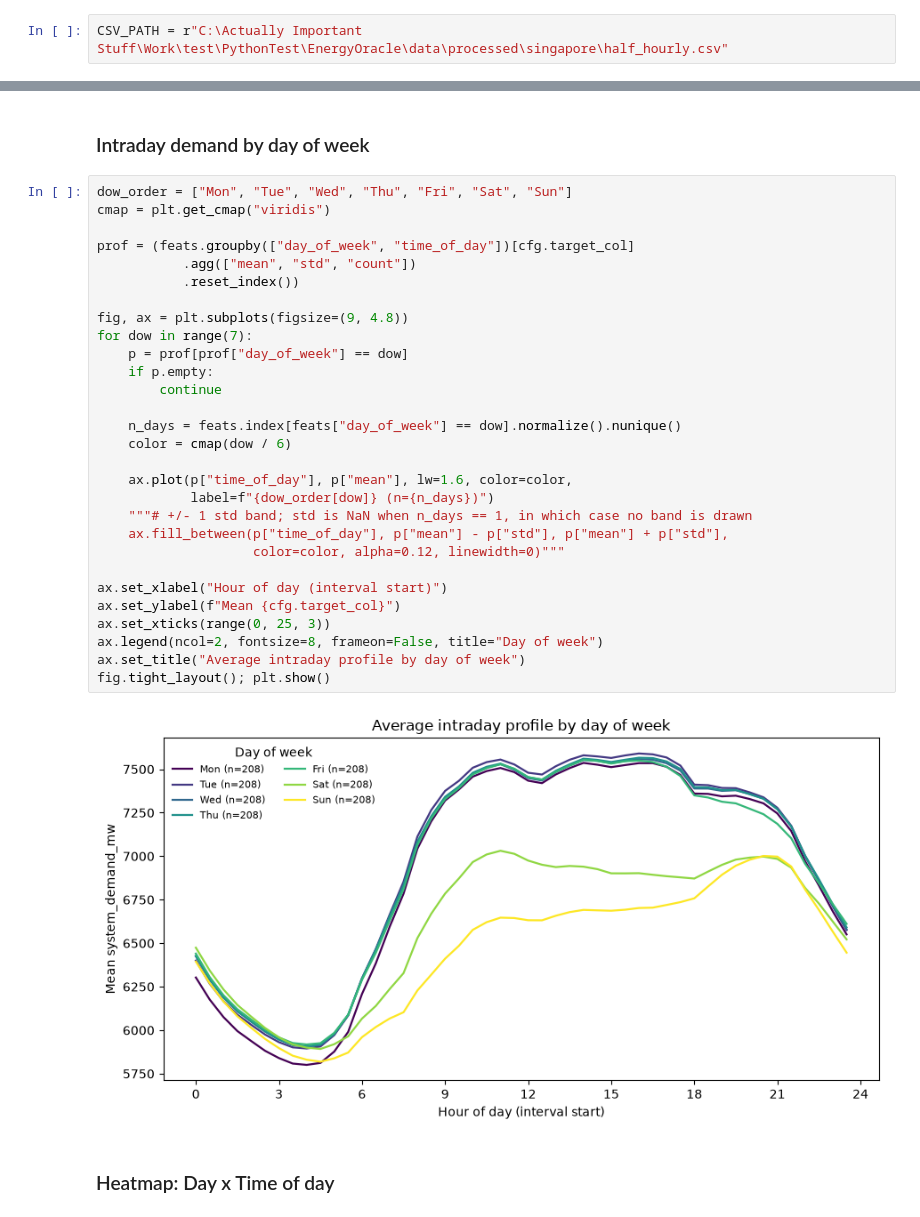
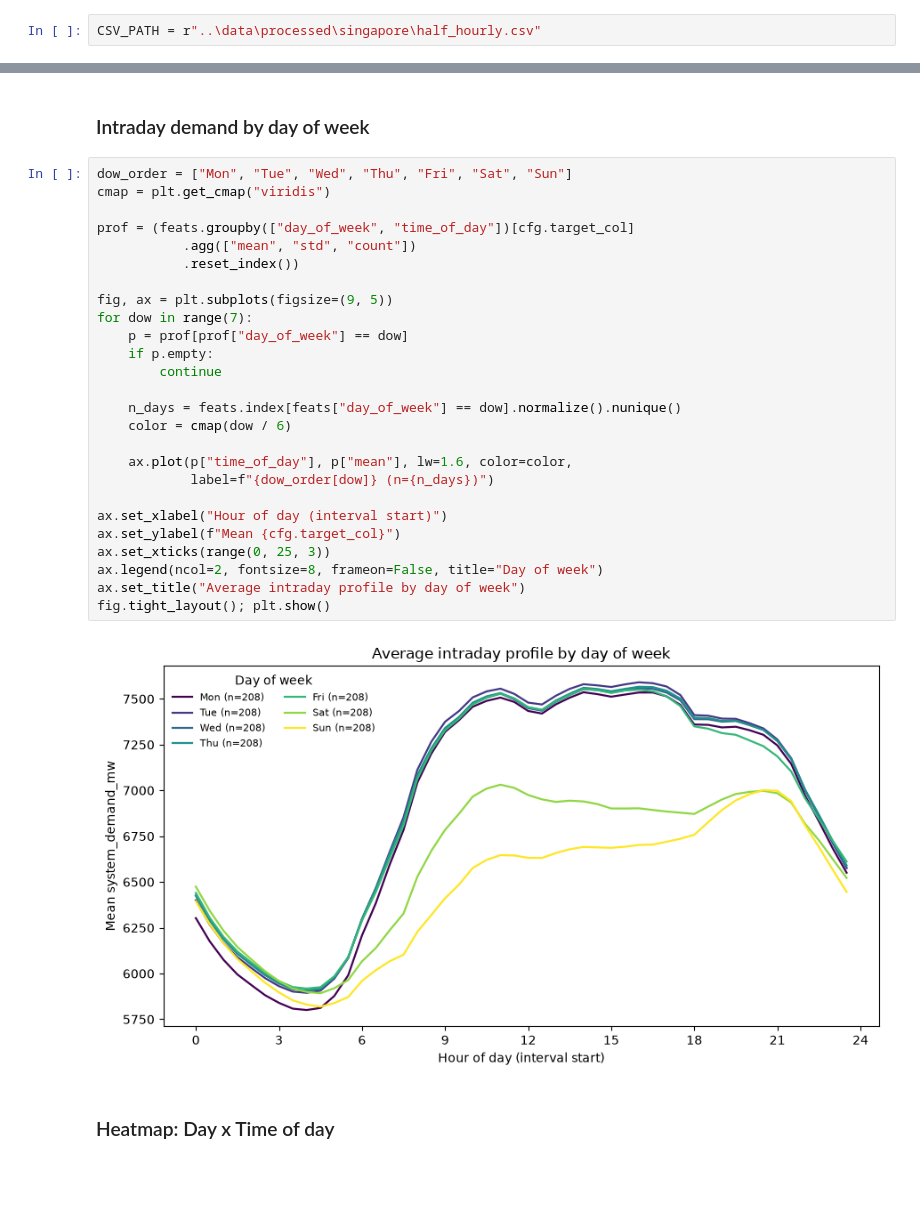
Before and after one commit to Sagnik2810Sarkar/EnergyOracle, a Jupyter notebook: src/feat_engg_eda.ipynb, the cells around one changed output, grey strips where cells are left out. Saved outputs shown, nothing was run; the diff lists cells and outputs as text; blank space fills up the shorter version.

```diff
--- a/src/feat_engg_eda.ipynb
+++ b/src/feat_engg_eda.ipynb
@@ -11,7 +11,7 @@ import numpy as np
 import pandas as pd
 import matplotlib.pyplot as plt
 # %%
-CSV_PATH = r"C:\Actually Important Stuff\Work\test\PythonTest\EnergyOracle\data\processed\singapore\half_hourly.csv"
+CSV_PATH = r"..\data\processed\singapore\half_hourly.csv"
 # %% [markdown]
 # Configuration object
 # %%
@@ -405,34 +457,31 @@ fig.autofmt_xdate(); fig.tight_layout(); plt.show()
 # %%
 dow_order = ["Mon", "Tue", "Wed", "Thu", "Fri", "Sat", "Sun"]
 cmap = plt.get_cmap("viridis")
 
 prof = (feats.groupby(["day_of_week", "time_of_day"])[cfg.target_col]
            .agg(["mean", "std", "count"])
            .reset_index())
 
-fig, ax = plt.subplots(figsize=(9, 4.8))
+fig, ax = plt.subplots(figsize=(9, 5))
 for dow in range(7):
     p = prof[prof["day_of_week"] == dow]
     if p.empty:
         continue
 
     n_days = feats.index[feats["day_of_week"] == dow].normalize().nunique()
     color = cmap(dow / 6)
 
     ax.plot(p["time_of_day"], p["mean"], lw=1.6, color=color,
             label=f"{dow_order[dow]} (n={n_days})")
-    """# +/- 1 std band; std is NaN when n_days == 1, in which case no band is drawn
-    ax.fill_between(p["time_of_day"], p["mean"] - p["std"], p["mean"] + p["std"],
-                    color=color, alpha=0.12, linewidth=0)"""
 
 ax.set_xlabel("Hour of day (interval start)")
 ax.set_ylabel(f"Mean {cfg.target_col}")
 ax.set_xticks(range(0, 25, 3))
 ax.legend(ncol=2, fontsize=8, frameon=False, title="Day of week")
 ax.set_title("Average intraday profile by day of week")
 fig.tight_layout(); plt.show()
 # %% [output]
-[figure, old version]
+[figure, new version]
 # %% [markdown]
 ### Heatmap: Day x Time of day
 # %%
```
Also changed, not shown: parts of 12 cells of this notebook.
